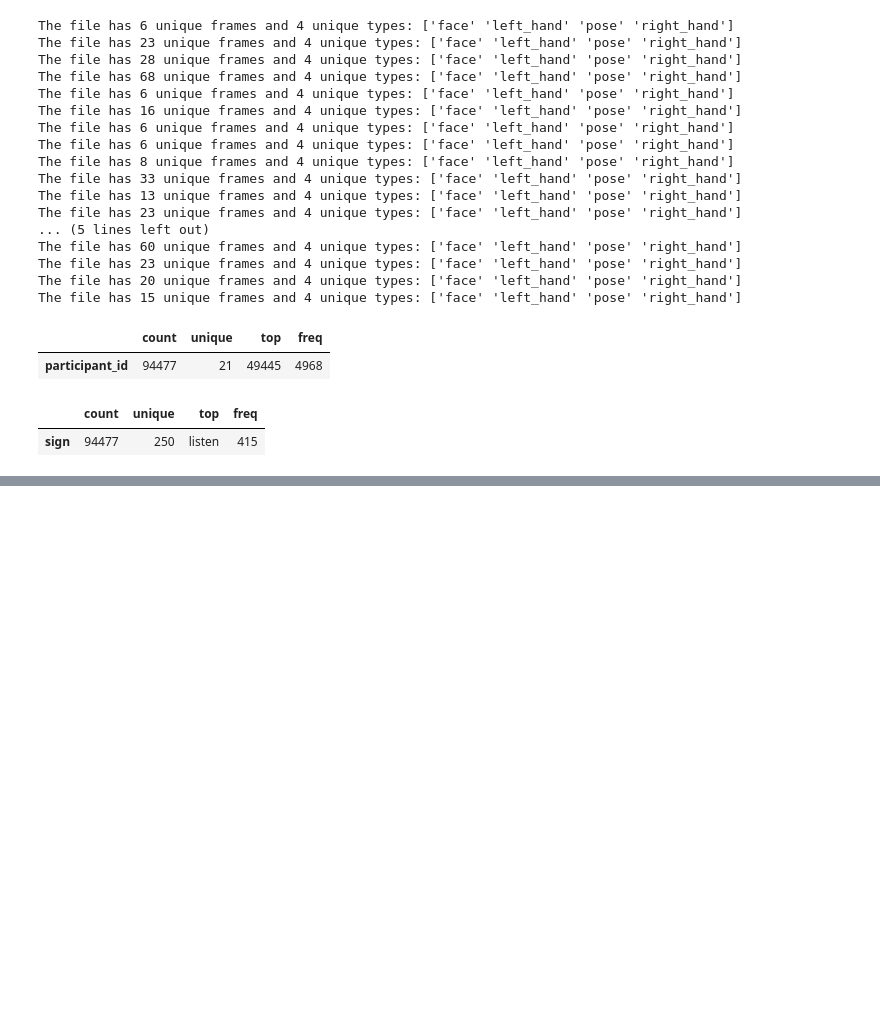
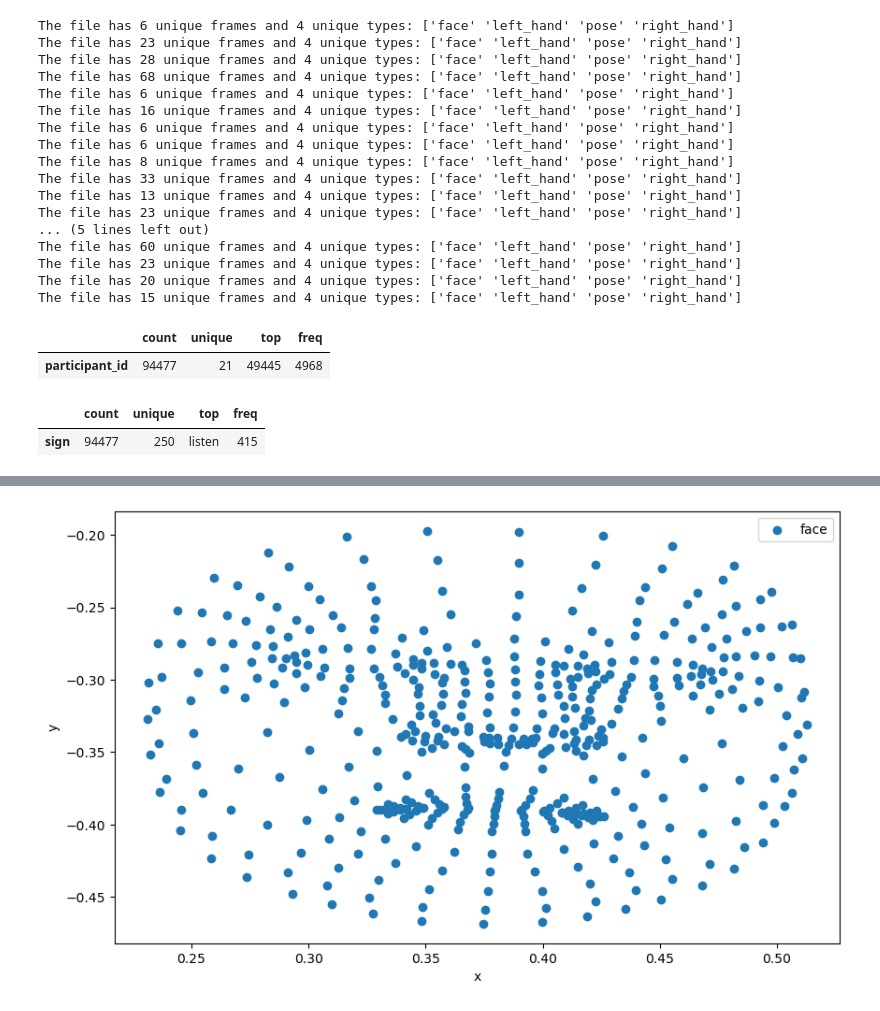
Before and after one commit to p-parks/AAI-521_FinalProject_Team2, a Jupyter notebook: Paul/EDA.ipynb, the cells around one changed output, grey strips where cells are left out. Saved outputs shown, nothing was run; the diff lists cells and outputs as text; code cells hidden in the pictures; blank space fills up the shorter version.

```diff
--- a/Paul/EDA.ipynb
+++ b/Paul/EDA.ipynb
@@ -381,0 +399,15 @@ plt.show()
+# %%
+example_frame = demo_sign_df.query("frame == 23 and type== 'face'")
+plt.figure(figsize=(10, 6))
+types = example_frame['type'].unique()
+
+for t in types:
+    data = example_frame[example_frame['type'] == t]
+    plt.scatter(data['x'], data['y'], label=t)
+
+plt.xlabel('x')
+plt.ylabel('y')
+plt.legend()
+plt.show()
+# %% [output]
+[figure, added]
```
Also changed, not shown: parts of 12 cells of this notebook.
